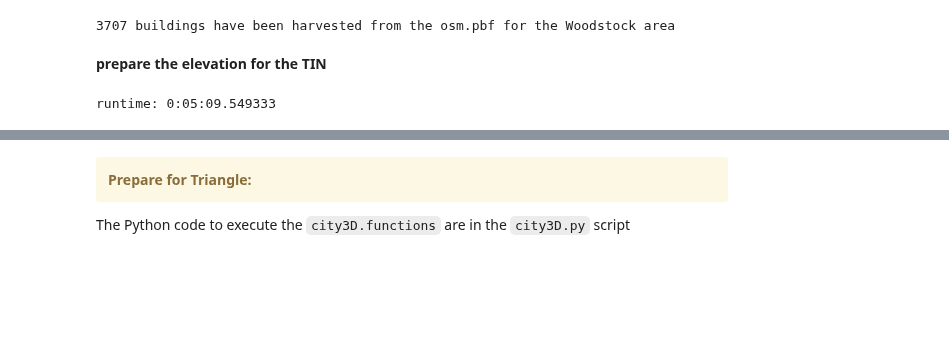
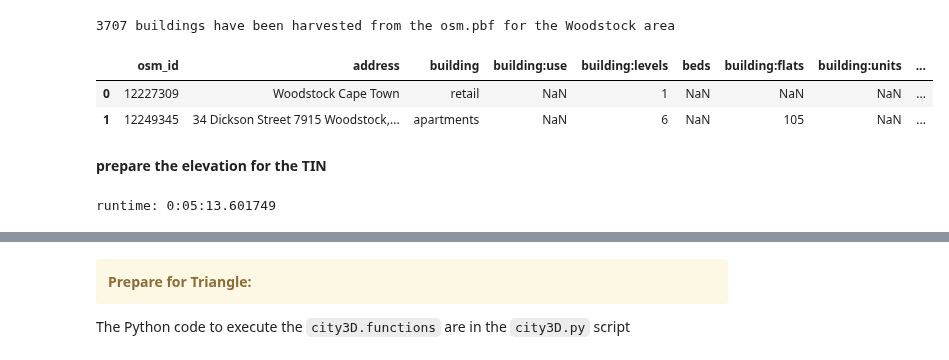
Before and after one commit to AdrianKriger/geo3D, a Jupyter notebook: suburb/osm_LoD1_3DCityModel-walkthrough.ipynb, the cells around one changed output, grey strips where cells are left out. Drawn from its saved outputs; the diff is of its cells as text; code cells hidden in the pictures; blank space fills up the shorter version.

```diff
--- a/suburb/osm_LoD1_3DCityModel-walkthrough.ipynb
+++ b/suburb/osm_LoD1_3DCityModel-walkthrough.ipynb
@@ -476,7 +475,12 @@ print(len(dis), 'buildings have been harvested from the osm.pbf for the', jparam
 3707 buildings have been harvested from the osm.pbf for the Woodstock area
 # %%
 #dis.sort_values(by = 'osm_building', inplace=True)
-#dis.head(2)
+dis.head(2)
+#dis.plot()
+# %% [output]
+|  | osm_id | address | building | building:use | building:levels | beds | building:flats | building:units | ... |
+| 0 | 12227309 | Woodstock Cape Town | retail | NaN | 1 | NaN | NaN | NaN | ... |
+| 1 | 12249345 | 34 Dickson Street 7915 Woodstock,... | apartments | NaN | 6 | NaN | 105 | NaN | ... |
 # %% [markdown]
 **prepare the elevation for the TIN**
 # %%
@@ -493,8 +497,17 @@ geometry = [Point(xy) for xy in zip(df.x, df.y)]
 gdf = gpd.GeoDataFrame(df, crs=epsg, geometry=geometry)
 
 _symdiff = gpd.overlay(aoibuffer, dis_c, keep_geom_type=False, how='symmetric_difference')
-_mask = gdf.within(_symdiff.loc[0, 'geometry'])
-gdf = gdf.loc[_mask]
+
+#_mask = gdf.within(_symdiff.loc[0, 'geometry'])
+#gdf = gdf.loc[_mask]
+
+# Use STRtree for efficient spatial lookup instead of .within()
+tree = STRtree(gdf.geometry)
+possible_matches = tree.query(_symdiff.unary_union)  # Faster than looping over individual geometries
+# Filter candidate points with actual within() check
+gdf = gdf.iloc[possible_matches]
+gdf = gdf[gdf.within(_symdiff.unary_union)]
+
 gdf = gdf[gdf['z'] != jparams['nodata']]
 gdf.reset_index(drop=True, inplace=True)
 gdf = gdf.round(2)
@@ -502,4 +515,4 @@ gdf = gdf.round(2)
 end = time.time()
 print('runtime:', str(timedelta(seconds=(end - start))))
 # %% [output]
-runtime: 0:05:09.549333
+runtime: 0:05:13.601749
```
Also changed, not shown: parts of 15 cells of this notebook.
